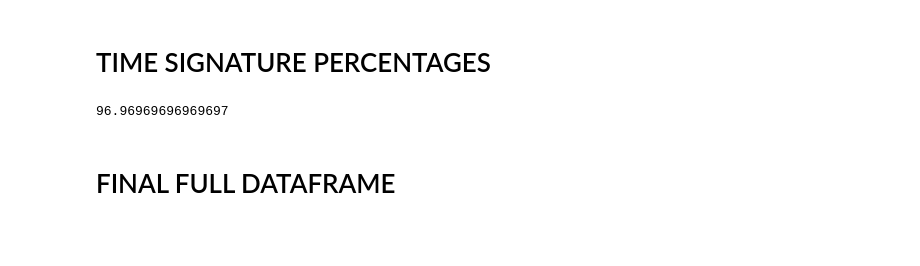
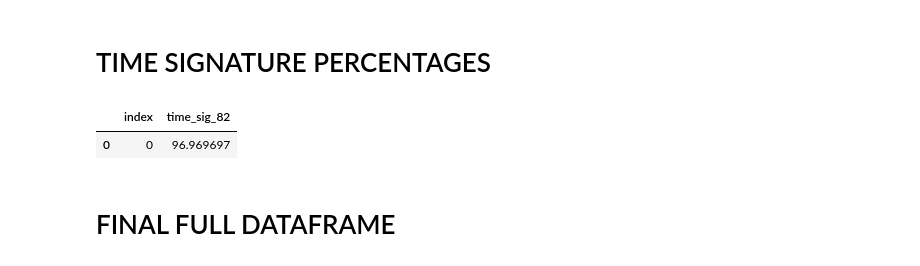
Before and after one commit to KellyHarthan/Capstone_KellyHarthan, a Jupyter notebook: notebooks/1982_F.ipynb, the cells around one changed output. Drawn from its saved outputs; the diff is of its cells as text; code cells hidden in the pictures; blank space fills up the shorter version.

```diff
--- a/notebooks/1982_F.ipynb
+++ b/notebooks/1982_F.ipynb
@@ -596,6 +608,8 @@ genre_1982_df
 # %% [markdown]
 # TIME SIGNATURE PERCENTAGES
 # %%
+percent_time_sig_1982=pd.DataFrame({'time_sig_82':[percent_time_sig_1982]}).reset_index()
 percent_time_sig_1982
 # %% [output]
-96.96969696969697
+|  | index | time_sig_82 |
+| 0 | 0 | 96.969697 |
```
Also changed, not shown: parts of 14 cells of this notebook, 48 other files.
